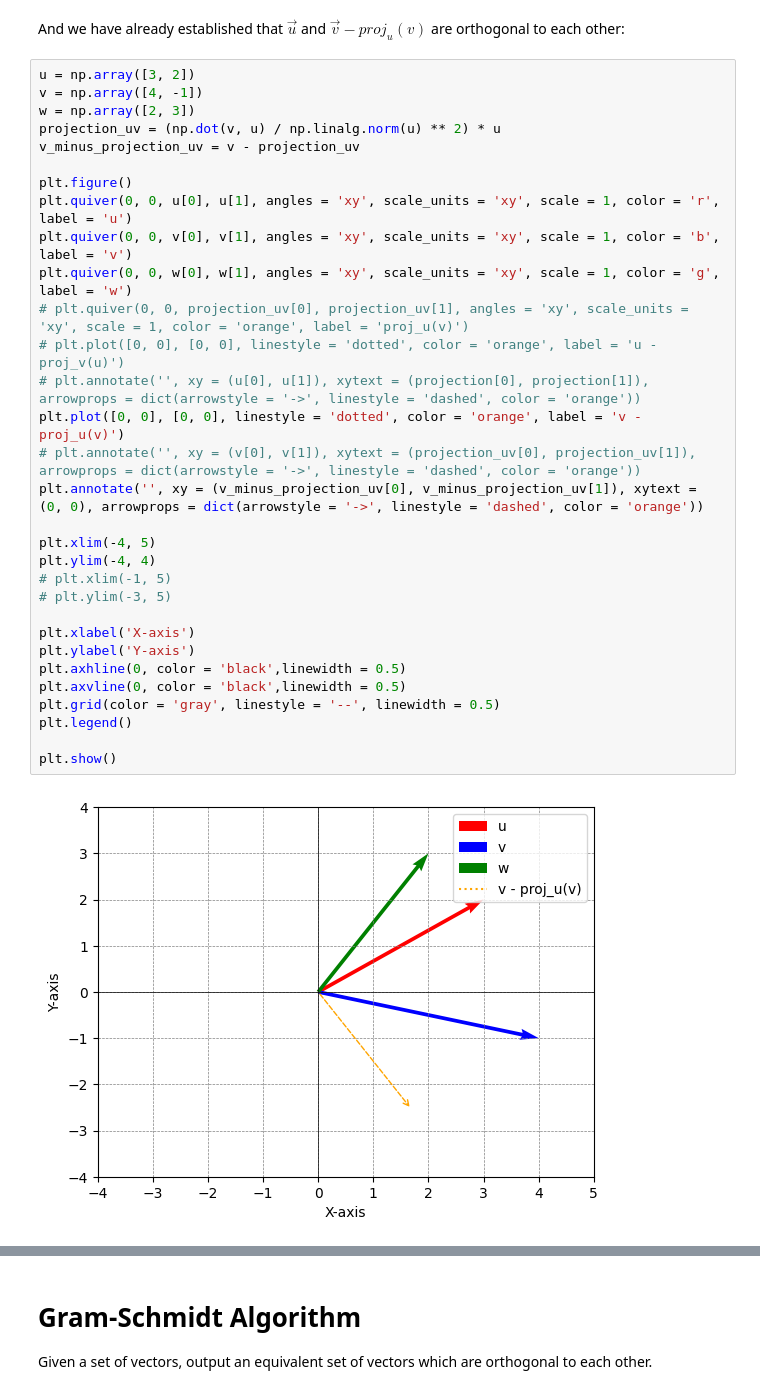
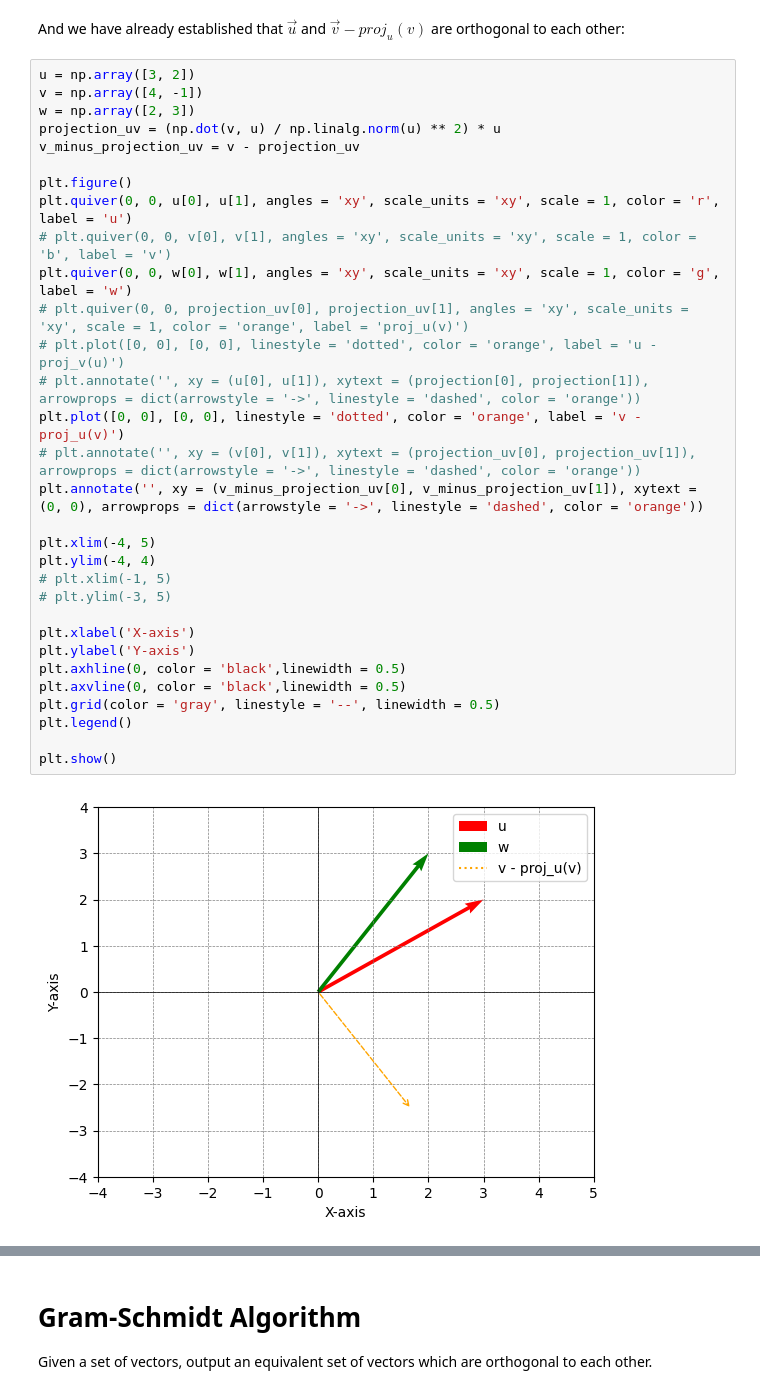
Before and after one commit to AshnahKhalidKhan/Quantum-FYP-Code, a Jupyter notebook: qgs_Tutorial_GM.ipynb, the cells around one changed output, grey strips where cells are left out. Saved outputs shown, nothing was run; the diff lists cells and outputs as text.

```diff
--- a/qgs_Tutorial_GM.ipynb
+++ b/qgs_Tutorial_GM.ipynb
@@ -1295,32 +1284,32 @@ And we have already established that $\vec{u}$ and $\vec{v} - proj_{u}(v)$ are o
 u = np.array([3, 2])
 v = np.array([4, -1])
 w = np.array([2, 3])
 projection_uv = (np.dot(v, u) / np.linalg.norm(u) ** 2) * u
 v_minus_projection_uv = v - projection_uv
 
 plt.figure()
 plt.quiver(0, 0, u[0], u[1], angles = 'xy', scale_units = 'xy', scale = 1, color = 'r', label = 'u')
-plt.quiver(0, 0, v[0], v[1], angles = 'xy', scale_units = 'xy', scale = 1, color = 'b', label = 'v')
+# plt.quiver(0, 0, v[0], v[1], angles = 'xy', scale_units = 'xy', scale = 1, color = 'b', label = 'v')
 plt.quiver(0, 0, w[0], w[1], angles = 'xy', scale_units = 'xy', scale = 1, color = 'g', label = 'w')
 # plt.quiver(0, 0, projection_uv[0], projection_uv[1], angles = 'xy', scale_units = 'xy', scale = 1, color = 'orange', label = 'proj_u(v)')
 # plt.plot([0, 0], [0, 0], linestyle = 'dotted', color = 'orange', label = 'u - proj_v(u)')
 # plt.annotate('', xy = (u[0], u[1]), xytext = (projection[0], projection[1]), arrowprops = dict(arrowstyle = '->', linestyle = 'dashed', color = 'orange'))
 plt.plot([0, 0], [0, 0], linestyle = 'dotted', color = 'orange', label = 'v - proj_u(v)')
 # plt.annotate('', xy = (v[0], v[1]), xytext = (projection_uv[0], projection_uv[1]), arrowprops = dict(arrowstyle = '->', linestyle = 'dashed', color = 'orange'))
 plt.annotate('', xy = (v_minus_projection_uv[0], v_minus_projection_uv[1]), xytext = (0, 0), arrowprops = dict(arrowstyle = '->', linestyle = 'dashed', color = 'orange'))
 
 plt.xlim(-4, 5)
 plt.ylim(-4, 4)
 # plt.xlim(-1, 5)
 # plt.ylim(-3, 5)
 
 plt.xlabel('X-axis')
 plt.ylabel('Y-axis')
 plt.axhline(0, color = 'black',linewidth = 0.5)
 plt.axvline(0, color = 'black',linewidth = 0.5)
 plt.grid(color = 'gray', linestyle = '--', linewidth = 0.5)
 plt.legend()
 
 plt.show()
 # %% [output]
-[figure, old version]
+[figure, new version]
```
Also changed, not shown: parts of 6 cells of this notebook.
